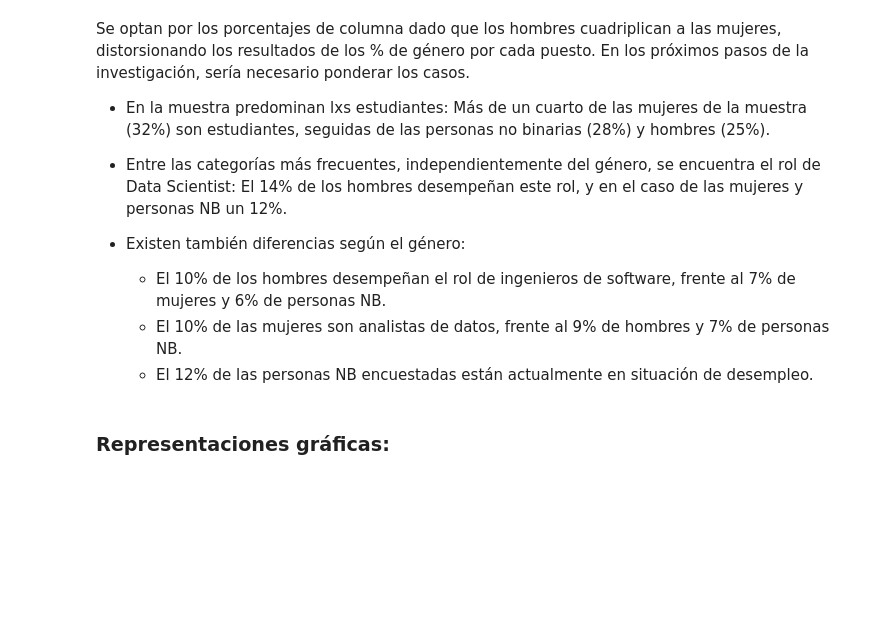
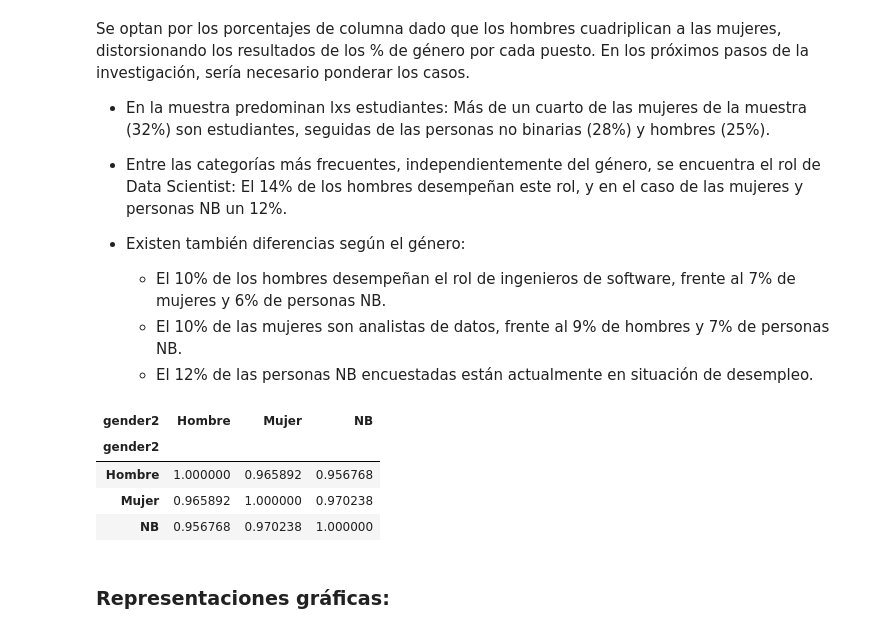
Before and after one commit to Adalab/project-da-promo-c-module-2-team-1, a Jupyter notebook: code/puesto-gadea.ipynb, the cells around one changed output. Cells and saved outputs as stored; diff of their text form; code cells hidden in the pictures; blank space fills up the shorter version.

```diff
--- a/code/puesto-gadea.ipynb
+++ b/code/puesto-gadea.ipynb
@@ -131,6 +162,14 @@ Se optan por los porcentajes de columna dado que los hombres cuadriplican a las
     - El 10% de los hombres desempeñan el rol de ingenieros de software, frente al 7% de mujeres y 6% de personas NB.
     - El 10% de las mujeres son analistas de datos, frente al 9% de hombres y 7% de personas NB.
     - El 12% de las personas NB encuestadas están actualmente en situación de desempleo.
+# %%
+tab_conting.corr()
+# %% [output]
+| gender2 | Hombre | Mujer | NB |
+| gender2 |  |  |  |
+| Hombre | 1.000000 | 0.965892 | 0.956768 |
+| Mujer | 0.965892 | 1.000000 | 0.970238 |
+| NB | 0.956768 | 0.970238 | 1.000000 |
 # %% [markdown]
 ### **Representaciones gráficas:**
 # %% [markdown]
```
Also changed, not shown: parts of 10 cells of this notebook.
